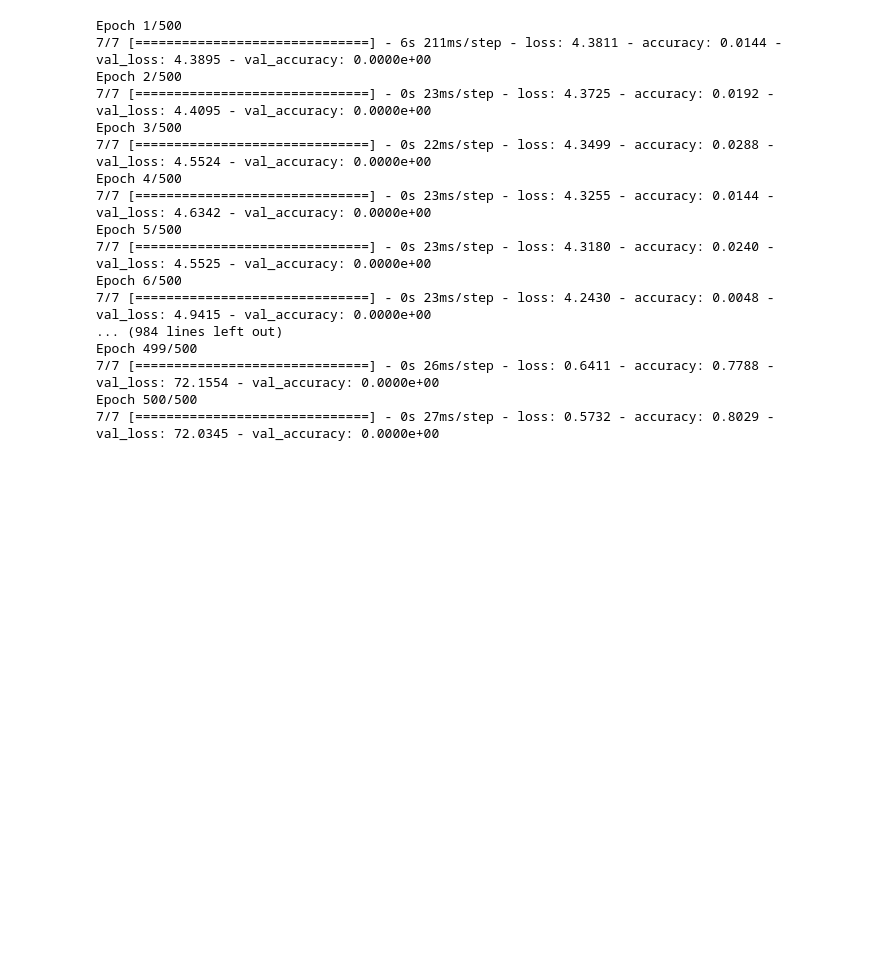
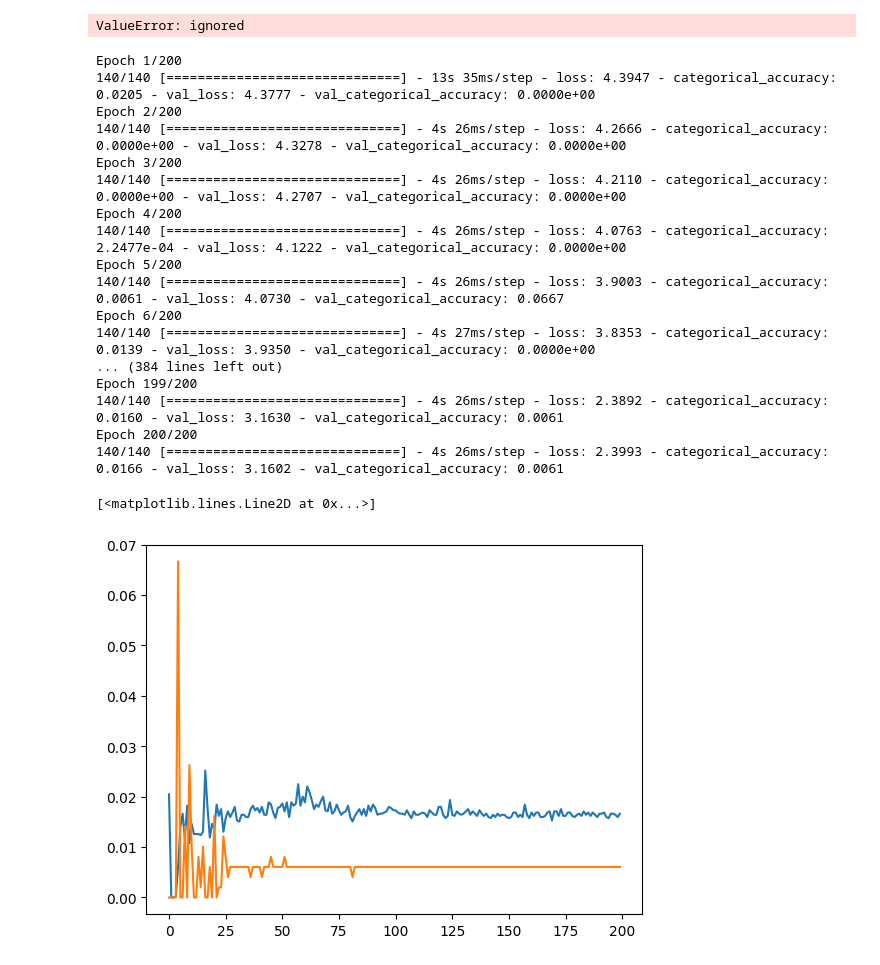
Before and after one commit to Chrisiscool3/DigitalFriend, a Jupyter notebook: chatMain.ipynb, the cells around one changed output. Drawn from its saved outputs; the diff is of its cells as text; code cells hidden in the pictures; blank space fills up the shorter version.

```diff
--- a/chatMain.ipynb
+++ b/chatMain.ipynb
@@ -84,26 +151,40 @@ Trainable params: 95,568
 Non-trainable params: 0
 _________________________________________________________________
+# %%
+from keras.utils import to_categorical
+
+one_hot_labels = to_categorical(training_labels, num_classes)
+#print(one_hot_labels.shape)
+print(training_labels)
+# %% [output]
+ValueError: ignored
 # %%
-epochs = 500
-history = model.fit(padded_sequences, np.array(training_labels), epochs=epochs, verbose=1, validation_split=0.1)
+epochs = 200
+history = model.fit(padded_sequences, training_labels, epochs=epochs, verbose=1, validation_split=0.1)
 # %% [output]
-Epoch 1/500
-7/7 [==============================] - 6s 211ms/step - loss: 4.3811 - accuracy: 0.0144 - val_loss: 4.3895 - val_accuracy: 0.0000e+00
-Epoch 2/500
-7/7 [==============================] - 0s 23ms/step - loss: 4.3725 - accuracy: 0.0192 - val_loss: 4.4095 - val_accuracy: 0.0000e+00
-Epoch 3/500
-7/7 [==============================] - 0s 22ms/step - loss: 4.3499 - accuracy: 0.0288 - val_loss: 4.5524 - val_accuracy: 0.0000e+00
-Epoch 4/500
-7/7 [==============================] - 0s 23ms/step - loss: 4.3255 - accuracy: 0.0144 - val_loss: 4.6342 - val_accuracy: 0.0000e+00
-Epoch 5/500
-7/7 [==============================] - 0s 23ms/step - loss: 4.3180 - accuracy: 0.0240 - val_loss: 4.5525 - val_accuracy: 0.0000e+00
-Epoch 6/500
-7/7 [==============================] - 0s 23ms/step - loss: 4.2430 - accuracy: 0.0048 - val_loss: 4.9415 - val_accuracy: 0.0000e+00
-... (984 lines left out)
-Epoch 499/500
-7/7 [==============================] - 0s 26ms/step - loss: 0.6411 - accuracy: 0.7788 - val_loss: 72.1554 - val_accuracy: 0.0000e+00
-Epoch 500/500
-7/7 [==============================] - 0s 27ms/step - loss: 0.5732 - accuracy: 0.8029 - val_loss: 72.0345 - val_accuracy: 0.0000e+00
+Epoch 1/200
+140/140 [==============================] - 13s 35ms/step - loss: 4.3947 - categorical_accuracy: 0.0205 - val_loss: 4.3777 - val_categorical_accuracy: 0.0000e+00
+Epoch 2/200
+140/140 [==============================] - 4s 26ms/step - loss: 4.2666 - categorical_accuracy: 0.0000e+00 - val_loss: 4.3278 - val_categorical_accuracy: 0.0000e+00
+Epoch 3/200
+140/140 [==============================] - 4s 26ms/step - loss: 4.2110 - categorical_accuracy: 0.0000e+00 - val_loss: 4.2707 - val_categorical_accuracy: 0.0000e+00
+Epoch 4/200
+140/140 [==============================] - 4s 26ms/step - loss: 4.0763 - categorical_accuracy: 2.2477e-04 - val_loss: 4.1222 - val_categorical_accuracy: 0.0000e+00
+Epoch 5/200
+140/140 [==============================] - 4s 26ms/step - loss: 3.9003 - categorical_accuracy: 0.0061 - val_loss: 4.0730 - val_categorical_accuracy: 0.0667
+Epoch 6/200
+140/140 [==============================] - 4s 27ms/step - loss: 3.8353 - categorical_accuracy: 0.0139 - val_loss: 3.9350 - val_categorical_accuracy: 0.0000e+00
+... (384 lines left out)
+Epoch 199/200
+140/140 [==============================] - 4s 26ms/step - loss: 2.3892 - categorical_accuracy: 0.0160 - val_loss: 3.1630 - val_categorical_accuracy: 0.0061
+Epoch 200/200
+140/140 [==============================] - 4s 26ms/step - loss: 2.3993 - categorical_accuracy: 0.0166 - val_loss: 3.1602 - val_categorical_accuracy: 0.0061
+# %%
+plt.plot(history.history['categorical_accuracy'])
+plt.plot(history.history['val_categorical_accuracy'])
+# %% [output]
+[<matplotlib.lines.Line2D at 0x...>]
+[figure, added]
 # %%
 plt.plot(history.history['loss'])
 plt.plot(history.history['val_loss'])
```
Also changed, not shown: parts of 11 cells of this notebook.
